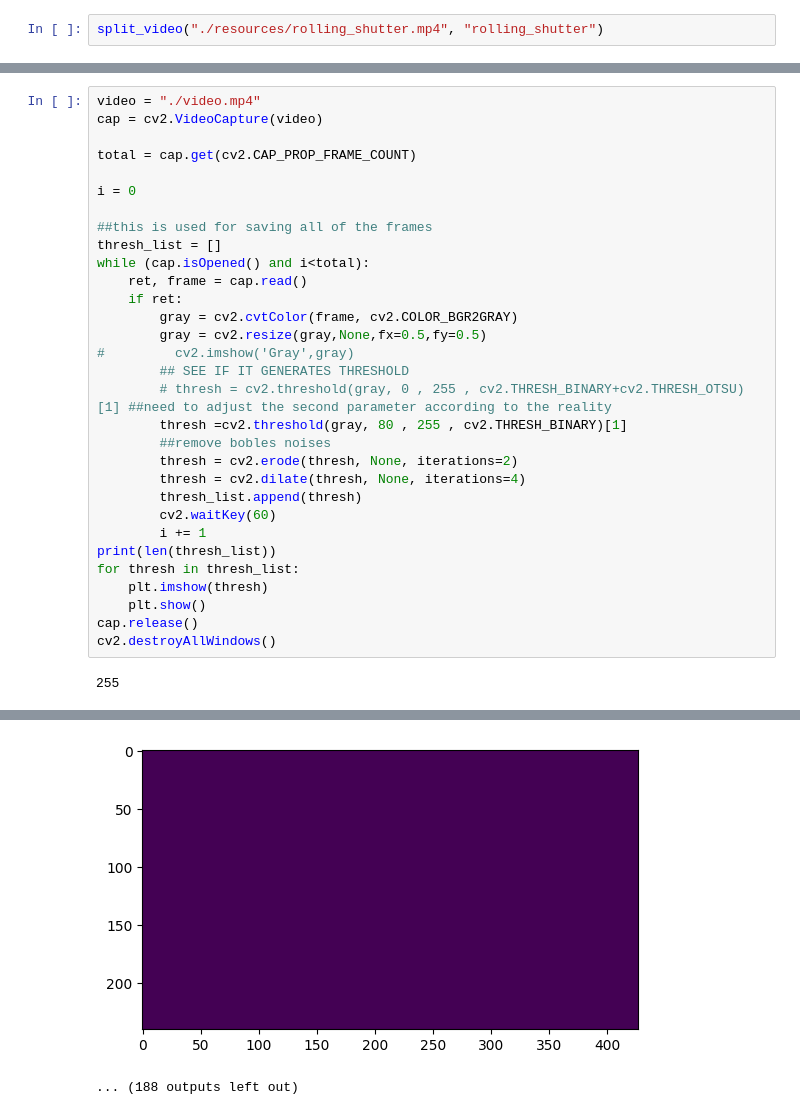
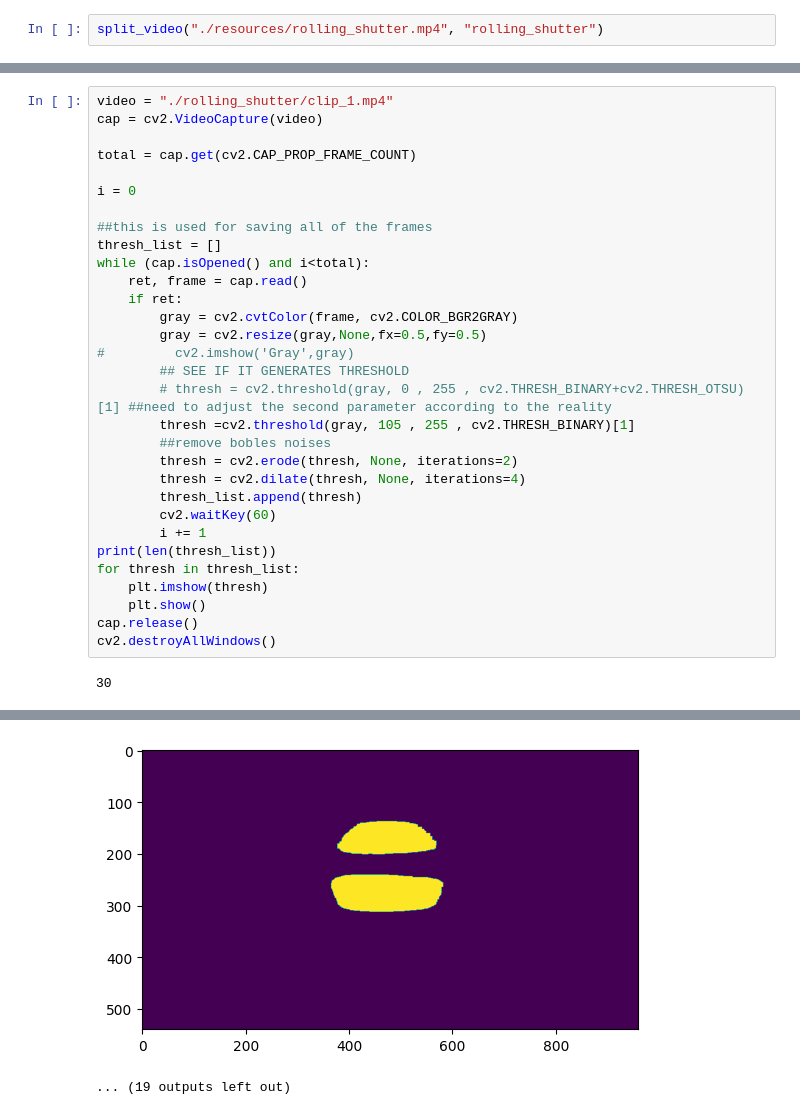
Before and after one commit to Dragonsky8/VLC_Lab_G4, a Jupyter notebook: Lab 2/RollingShutter.ipynb, the cells around one changed output, grey strips where cells are left out. Saved outputs shown, nothing was run; the diff lists cells and outputs as text.

Commit message:
we have rolling shutter effect now, and the 1d time serial plot

```diff
--- a/Lab 2/RollingShutter.ipynb
+++ b/Lab 2/RollingShutter.ipynb
@@ -183,5 +81,5 @@ Writing video...
 # %%
-video = "./video.mp4"
+video = "./rolling_shutter/clip_1.mp4"
 cap = cv2.VideoCapture(video)
 
 total = cap.get(cv2.CAP_PROP_FRAME_COUNT)
@@ -198,7 +96,7 @@ while (cap.isOpened() and i<total):
 #         cv2.imshow('Gray',gray)
         ## SEE IF IT GENERATES THRESHOLD
         # thresh = cv2.threshold(gray, 0 , 255 , cv2.THRESH_BINARY+cv2.THRESH_OTSU)[1] ##need to adjust the second parameter according to the reality
-        thresh =cv2.threshold(gray, 80 , 255 , cv2.THRESH_BINARY)[1]
+        thresh =cv2.threshold(gray, 105 , 255 , cv2.THRESH_BINARY)[1]
         ##remove bobles noises
         thresh = cv2.erode(thresh, None, iterations=2)
         thresh = cv2.dilate(thresh, None, iterations=4)
@@ -212,4 +110,4 @@ for thresh in thresh_list:
 cap.release()
 cv2.destroyAllWindows()
 # %% [output]
-255
+30
@@ -226,2 +124,2 @@ cv2.destroyAllWindows()
-[figure, old version]
+[figure, new version]
-... (188 outputs left out)
+... (19 outputs left out)
```
Also changed, not shown: parts of 6 cells of this notebook, 6 other files.
